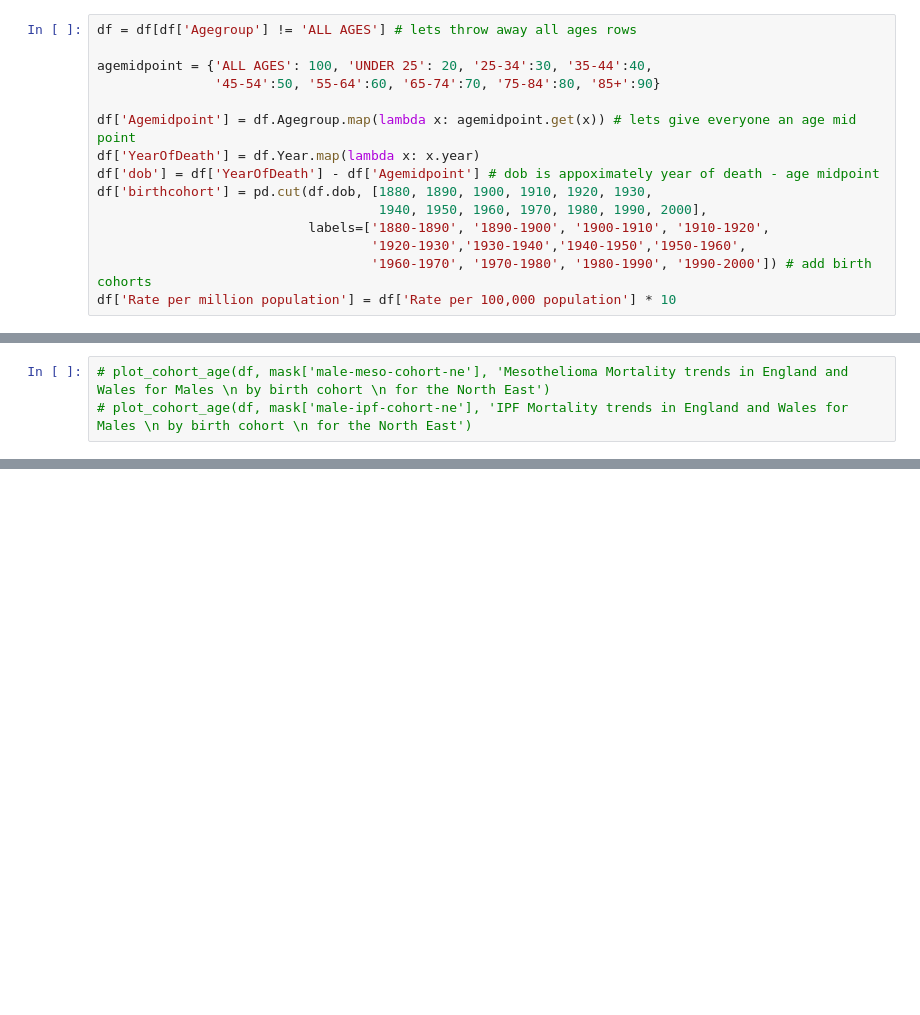
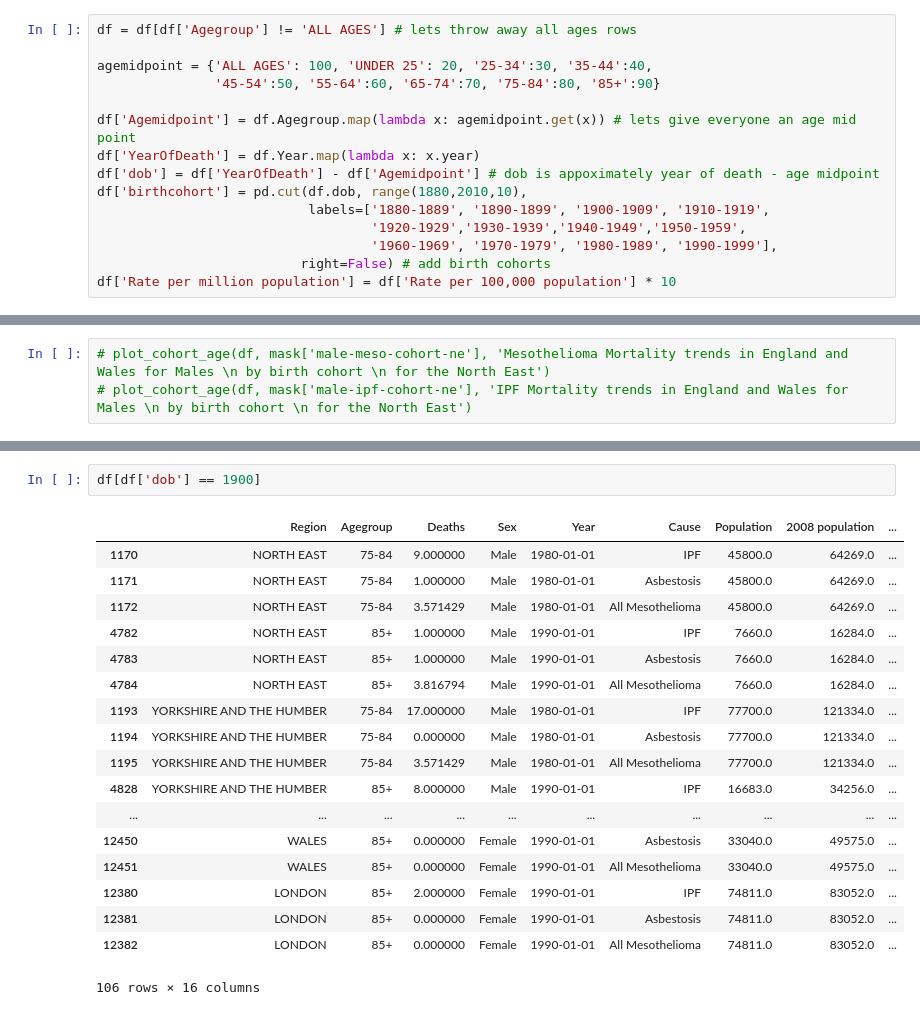
Before and after one commit to drcjar/pypf, a Jupyter notebook: notebooks/pypf_cohort_analysis.ipynb, the cells around one changed output, grey strips where cells are left out. Saved outputs shown, nothing was run; the diff lists cells and outputs as text; blank space fills up the shorter version.

```diff
--- a/notebooks/pypf_cohort_analysis.ipynb
+++ b/notebooks/pypf_cohort_analysis.ipynb
@@ -17,9 +18,9 @@ agemidpoint = {'ALL AGES': 100, 'UNDER 25': 20, '25-34':30, '35-44':40,
 df['Agemidpoint'] = df.Agegroup.map(lambda x: agemidpoint.get(x)) # lets give everyone an age mid point
 df['YearOfDeath'] = df.Year.map(lambda x: x.year)
 df['dob'] = df['YearOfDeath'] - df['Agemidpoint'] # dob is appoximately year of death - age midpoint
-df['birthcohort'] = pd.cut(df.dob, [1880, 1890, 1900, 1910, 1920, 1930,
-                                    1940, 1950, 1960, 1970, 1980, 1990, 2000],
-                           labels=['1880-1890', '1890-1900', '1900-1910', '1910-1920',
-                                   '1920-1930','1930-1940','1940-1950','1950-1960',
-                                   '1960-1970', '1970-1980', '1980-1990', '1990-2000']) # add birth cohorts
+df['birthcohort'] = pd.cut(df.dob, range(1880,2010,10),
+                           labels=['1880-1889', '1890-1899', '1900-1909', '1910-1919',
+                                   '1920-1929','1930-1939','1940-1949','1950-1959',
+                                   '1960-1969', '1970-1979', '1980-1989', '1990-1999'],
+                          right=False) # add birth cohorts
 df['Rate per million population'] = df['Rate per 100,000 population'] * 10
@@ -83,0 +140,21 @@ Timestamp('2012-01-01 00:00:00')
+# %%
+df[df['dob'] == 1900]
+# %% [output]
+|  | Region | Agegroup | Deaths | Sex | Year | Cause | Population | 2008 population | ... |
+| 1170 | NORTH EAST | 75-84 | 9.000000 | Male | 1980-01-01 | IPF | 45800.0 | 64269.0 | ... |
+| 1171 | NORTH EAST | 75-84 | 1.000000 | Male | 1980-01-01 | Asbestosis | 45800.0 | 64269.0 | ... |
+| 1172 | NORTH EAST | 75-84 | 3.571429 | Male | 1980-01-01 | All Mesothelioma | 45800.0 | 64269.0 | ... |
+| 4782 | NORTH EAST | 85+ | 1.000000 | Male | 1990-01-01 | IPF | 7660.0 | 16284.0 | ... |
+| 4783 | NORTH EAST | 85+ | 1.000000 | Male | 1990-01-01 | Asbestosis | 7660.0 | 16284.0 | ... |
+| 4784 | NORTH EAST | 85+ | 3.816794 | Male | 1990-01-01 | All Mesothelioma | 7660.0 | 16284.0 | ... |
+| 1193 | YORKSHIRE AND THE HUMBER | 75-84 | 17.000000 | Male | 1980-01-01 | IPF | 77700.0 | 121334.0 | ... |
+| 1194 | YORKSHIRE AND THE HUMBER | 75-84 | 0.000000 | Male | 1980-01-01 | Asbestosis | 77700.0 | 121334.0 | ... |
+| 1195 | YORKSHIRE AND THE HUMBER | 75-84 | 3.571429 | Male | 1980-01-01 | All Mesothelioma | 77700.0 | 121334.0 | ... |
+| 4828 | YORKSHIRE AND THE HUMBER | 85+ | 8.000000 | Male | 1990-01-01 | IPF | 16683.0 | 34256.0 | ... |
+| ... | ... | ... | ... | ... | ... | ... | ... | ... | ... |
+| 12450 | WALES | 85+ | 0.000000 | Female | 1990-01-01 | Asbestosis | 33040.0 | 49575.0 | ... |
+| 12451 | WALES | 85+ | 0.000000 | Female | 1990-01-01 | All Mesothelioma | 33040.0 | 49575.0 | ... |
+| 12380 | LONDON | 85+ | 2.000000 | Female | 1990-01-01 | IPF | 74811.0 | 83052.0 | ... |
+| 12381 | LONDON | 85+ | 0.000000 | Female | 1990-01-01 | Asbestosis | 74811.0 | 83052.0 | ... |
+| 12382 | LONDON | 85+ | 0.000000 | Female | 1990-01-01 | All Mesothelioma | 74811.0 | 83052.0 | ... |
+106 rows × 16 columns
```
Also changed, not shown: parts of 9 cells of this notebook.
